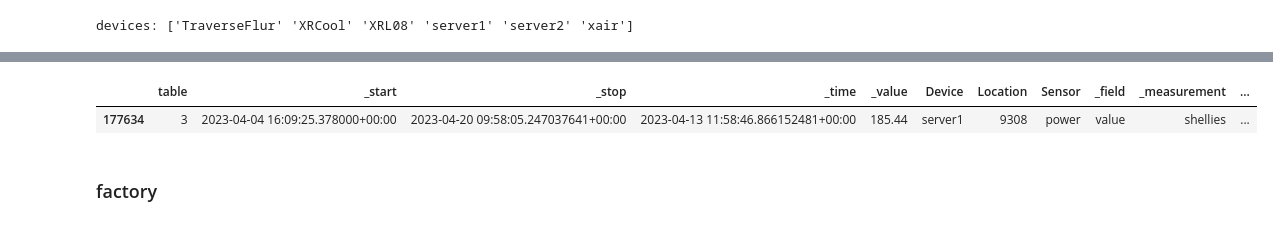
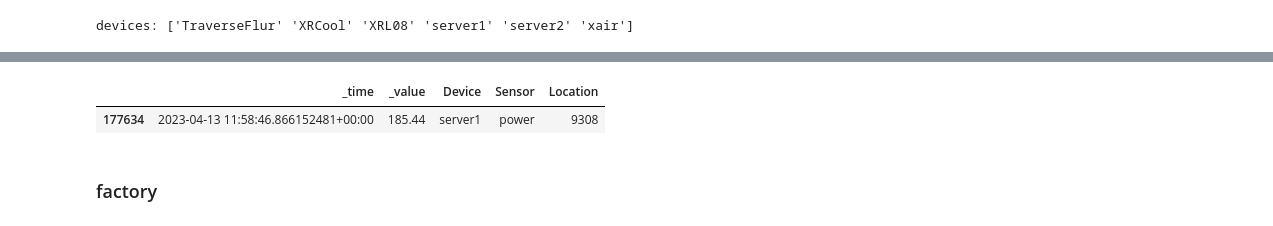
Before and after one commit to nbauersfeld/tclab, a Jupyter notebook: idb/influx.data.ipynb, the cells around one changed output, grey strips where cells are left out. Saved outputs shown, nothing was run; the diff lists cells and outputs as text; code cells hidden in the pictures.

```diff
--- a/idb/influx.data.ipynb
+++ b/idb/influx.data.ipynb
@@ -121,18 +207,18 @@ power consumtion increase by accelerator from 77.863 up to 80.484
 # %%
 power_srv = power.loc[power['Device']=='server1',:].reindex()
 
 outlier_value = 175
 outlier_correction = 25
 
 # correct outlier
 power_srv.loc[power_srv['_value'] > outlier_value,'_value'] = power_srv.loc[power_srv['_value'] > outlier_value,'_value'].to_numpy() - outlier_correction
 
 power_srv.loc[(power_srv['_value'] > outlier_value)
               & ~(power_srv['_time'].dt.hour.isin([22,23,24,0,1,2,3]))
-              ,:]
+              ,['_time','_value','Device','Sensor','Location']]
 # %% [output]
-|  | table | _start | _stop | _time | _value | Device | Location | Sensor | _field | _measurement | ... |
-| 177634 | 3 | 2023-04-04 16:09:25.378000+00:00 | 2023-04-20 09:58:05.247037641+00:00 | 2023-04-13 11:58:46.866152481+00:00 | 185.44 | server1 | 9308 | power | value | shellies | ... |
+|  | _time | _value | Device | Sensor | Location |
+| 177634 | 2023-04-13 11:58:46.866152481+00:00 | 185.44 | server1 | power | 9308 |
 # %% [markdown]
 ### factory
 # %%
```
Also changed, not shown: parts of 12 cells of this notebook, 22 other files.
